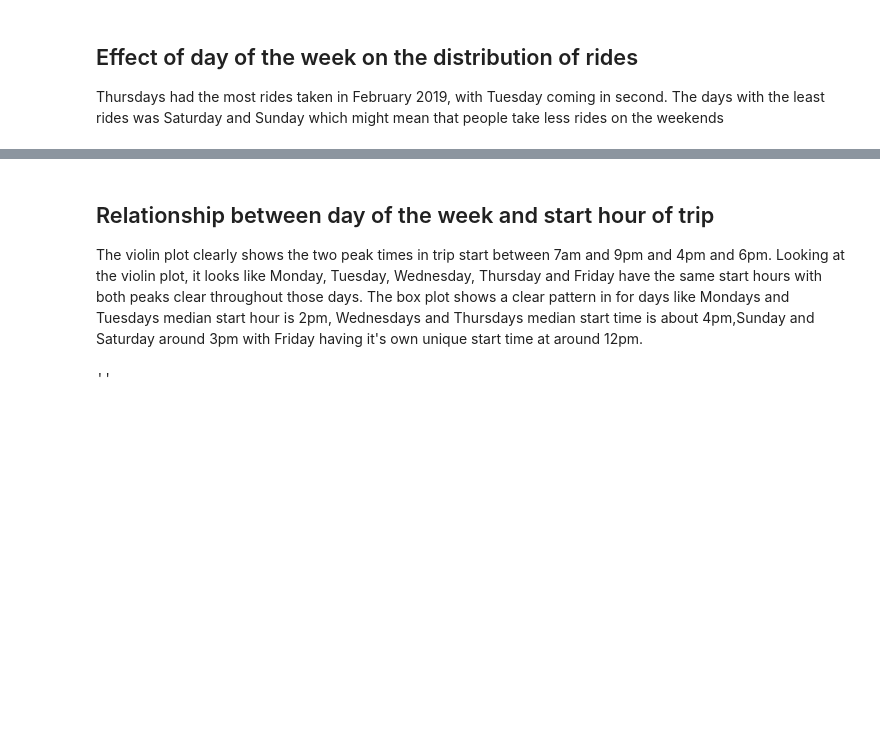
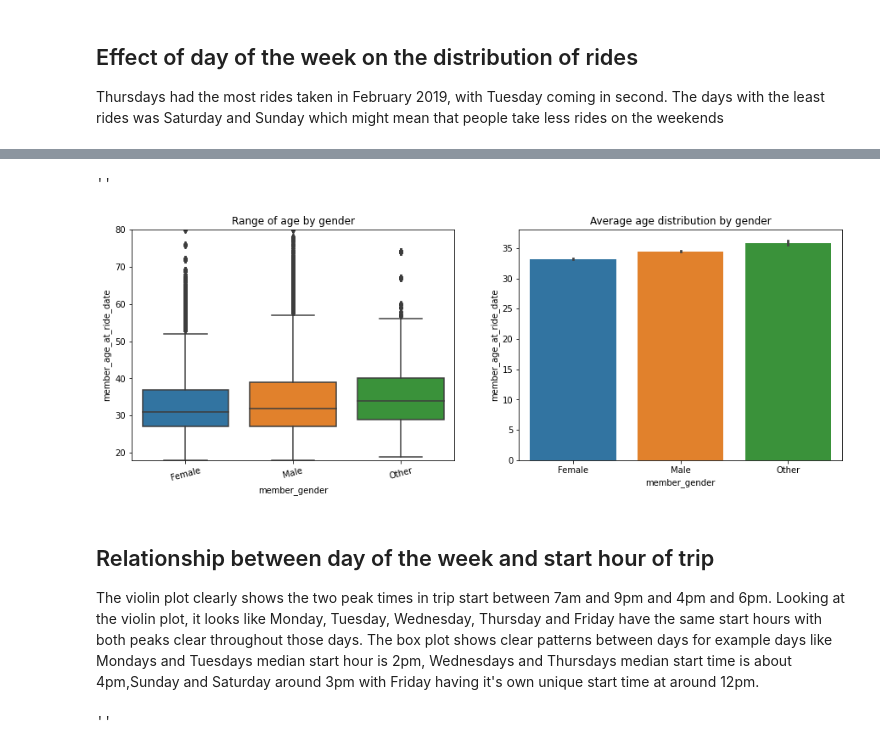
Before and after one commit to JanatBirungi/Data-Science, a Jupyter notebook: Fordgobike-sharing/Part_II_slide_deck_bike_sharing_analysis.ipynb, the cells around one changed output, grey strips where cells are left out. Cells and saved outputs as stored; diff of their text form; code cells hidden in the pictures; blank space fills up the shorter version.

```diff
--- a/Fordgobike-sharing/Part_II_slide_deck_bike_sharing_analysis.ipynb
+++ b/Fordgobike-sharing/Part_II_slide_deck_bike_sharing_analysis.ipynb
@@ -117,6 +115,29 @@ plt.title('distribution of rides by day of the week')
+# %%
+# remove customers that didn't provide a birth date before plotting
+age_df = rides[rides['member_age_at_ride_date'] < 2019]
+
+# only consider data for customers that shared a date of birth
+plt.figure(figsize= [15, 5])
+
+# boxplot for age distribution
+plt.subplot(1,2,1)
+sb.boxplot(data= age_df, x = 'member_gender', y = 'member_age_at_ride_date')
+plt.xticks(rotation = 15)
+plt.ylim(18, 80)
+plt.title('Range of age by gender')
+;
+
+# barplot
+plt.subplot(1,2,2)
+sb.barplot(data= age_df, x = 'member_gender', y = 'member_age_at_ride_date')
+plt.title('Average age distribution by gender')
+;
+# %% [output]
+''
+[figure, added]
 # %% [markdown]
 ## Relationship between day of the week and start hour of trip
-The violin plot clearly shows the two peak times in trip start between 7am and 9pm and 4pm and 6pm. Looking at the violin plot, it looks like Monday, Tuesday, Wednesday, Thursday and Friday have the same start hours with both peaks clear throughout those days. The box plot shows a clear pattern in for days like Mondays and Tuesdays median start hour is 2pm, Wednesdays and Thursdays median start time is about 4pm,Sunday and Saturday around 3pm with Friday having it's own unique start time at around 12pm.
+The violin plot clearly shows the two peak times in trip start between 7am and 9pm and 4pm and 6pm. Looking at the violin plot, it looks like Monday, Tuesday, Wednesday, Thursday and Friday have the same start hours with both peaks clear throughout those days. The box plot shows clear patterns between days for example days like Mondays and Tuesdays median start hour is 2pm, Wednesdays and Thursdays median start time is about 4pm,Sunday and Saturday around 3pm with Friday having it's own unique start time at around 12pm.
 # %%
 # plot relationship between start hour and day of week
 plt.figure(figsize= [15,4])
```
Also changed, not shown: parts of 15 cells of this notebook.
